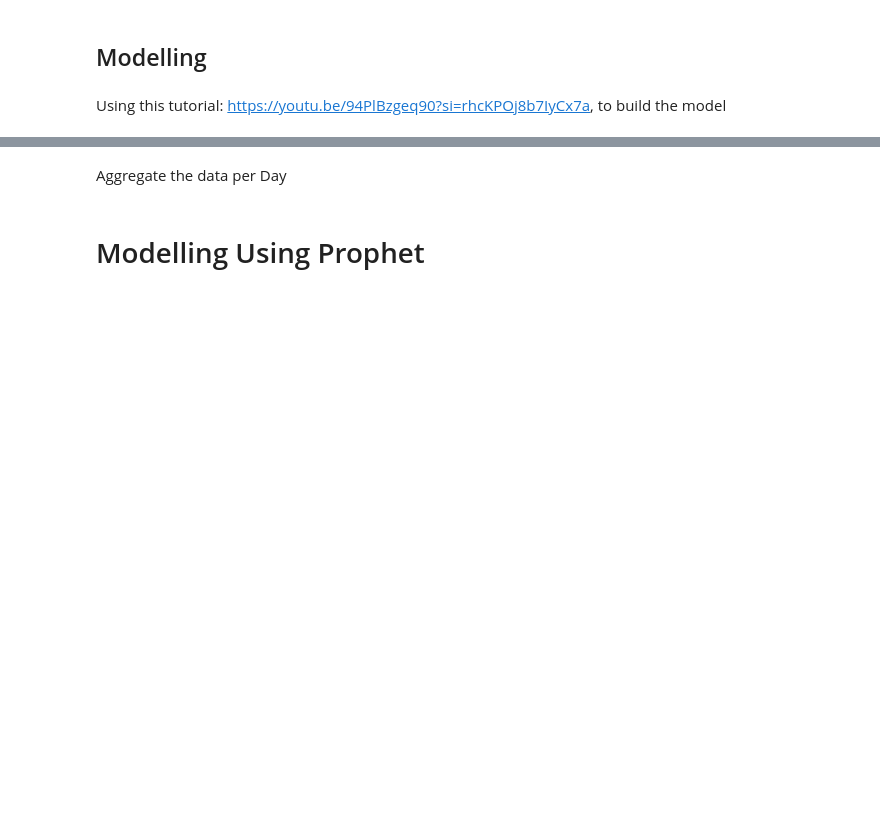
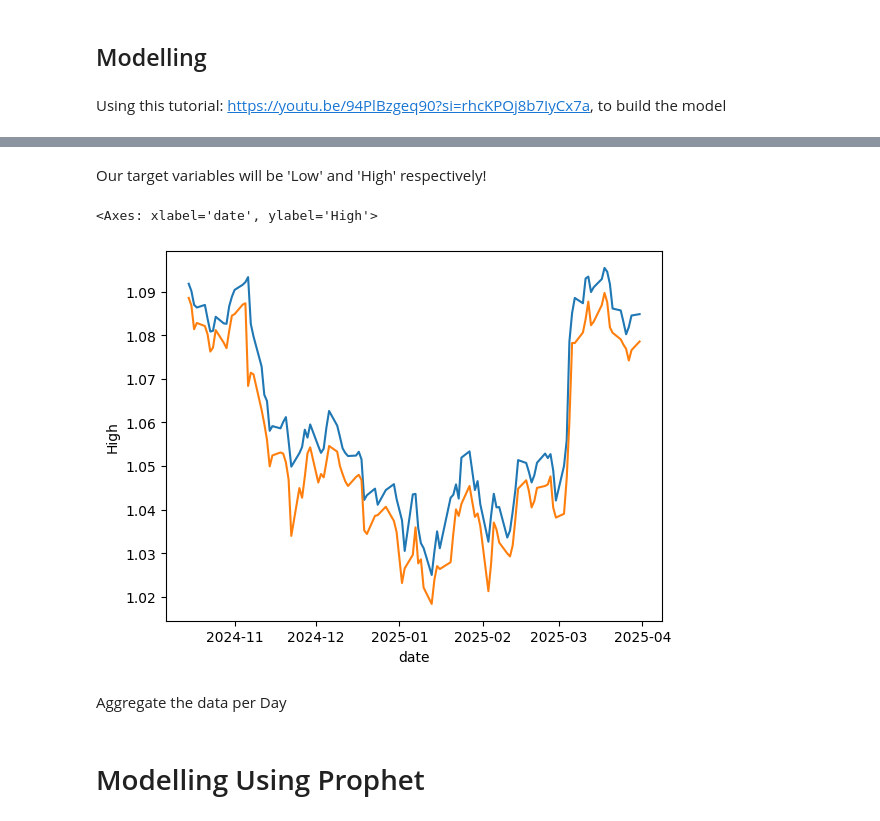
Before and after one commit to asumag4/fxTickerPredict, a Jupyter notebook: testers/news_article_modelling.ipynb, the cells around one changed output, grey strips where cells are left out. Saved outputs shown, nothing was run; the diff lists cells and outputs as text; code cells hidden in the pictures; blank space fills up the shorter version.

```diff
--- a/testers/news_article_modelling.ipynb
+++ b/testers/news_article_modelling.ipynb
@@ -555,3 +553,19 @@ data.head()
+# %% [markdown]
+Our target variables will be 'Low' and 'High' respectively!
+# %%
+sns.lineplot(
+    x='date',
+    y='High',
+    data=data)
+
+sns.lineplot(
+    x='date',
+    y='Low',
+    data=data,
+)
+# %% [output]
+<Axes: xlabel='date', ylabel='High'>
+[figure, added]
 # %% [markdown]
 Aggregate the data per Day
 # %% [markdown]
```
Also changed, not shown: parts of 60 cells of this notebook.
